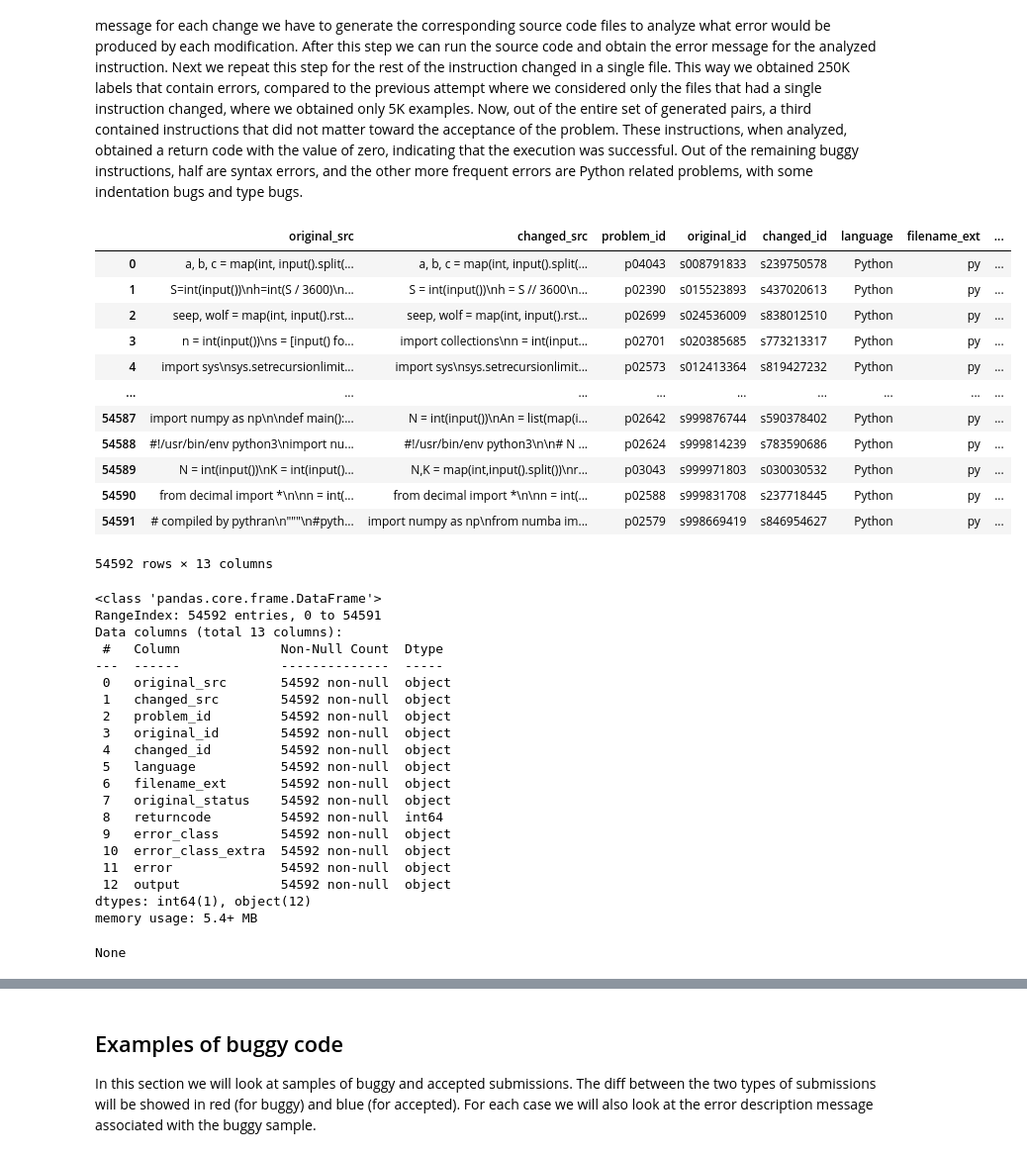
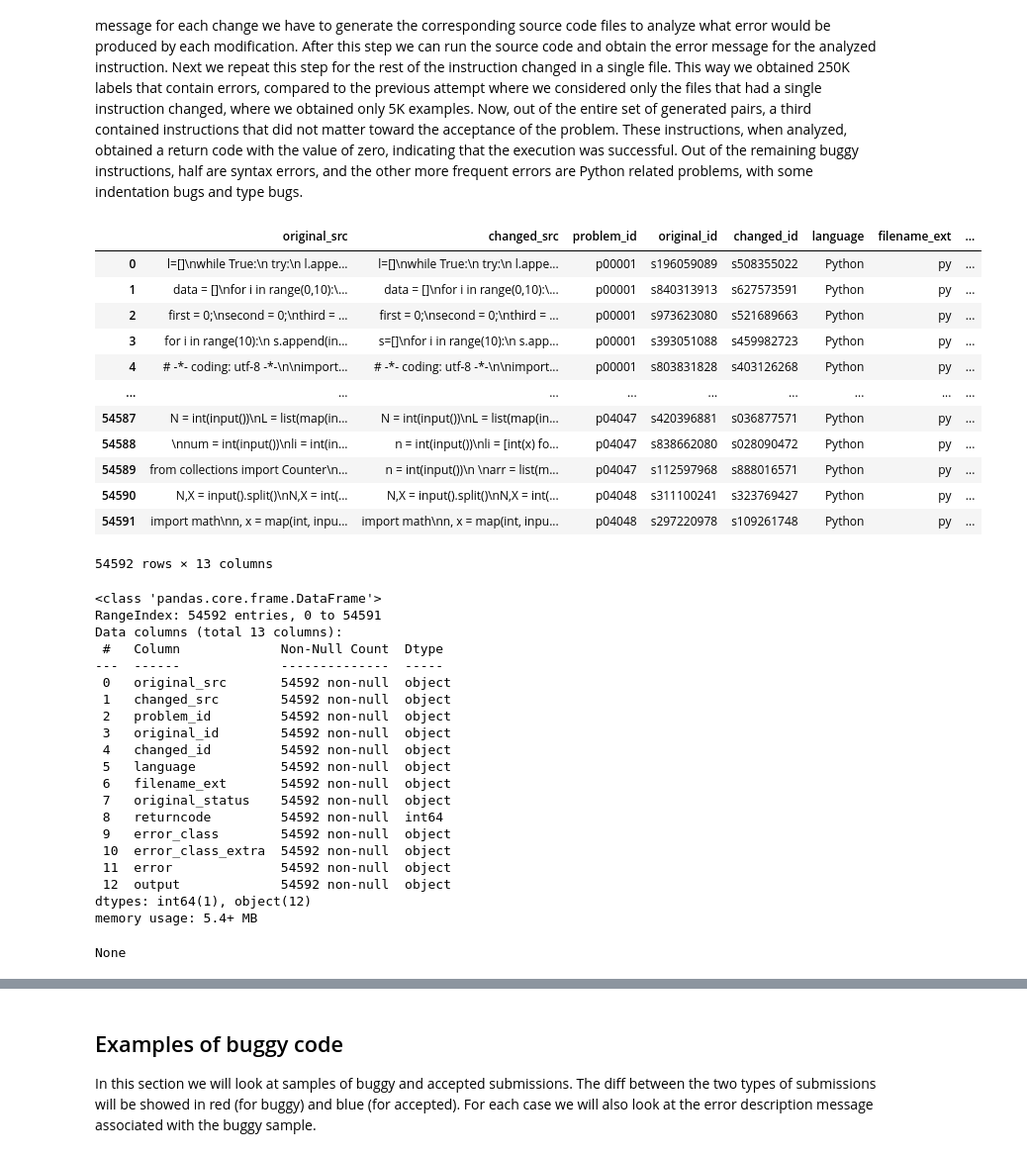
Before and after one commit to alexjercan/bug-detection, a Jupyter notebook: notebooks/codenetpy-eda.ipynb, the cells around one changed output, grey strips where cells are left out. Shown at 99% size. Cells and saved outputs as stored; diff of their text form; code cells hidden in the pictures.

```diff
--- a/notebooks/codenetpy-eda.ipynb
+++ b/notebooks/codenetpy-eda.ipynb
@@ -31,7 +31,8 @@ pd.set_option('max_columns', None)
 
 problem_list_clean_path = "../../input/generated/problem_list_clean.csv"
 generated_pairs_path = "../../input/generated/generated_pairs.csv"
-codenetpy_path = "../../input/generated/codenetpy.json"
+codenetpy_path = "../../input/generated/codenetpy_train.json"
+codenetpy_test_path = "../../input/generated/codenetpy_test.json"
 # %% [markdown]
 ## Download CodeNet
 
@@ -136,26 +137,28 @@ We are left with 54592 submissions in total
 In this section we are going to generate the error classes for each of the found changes. To be able to create an error message for each change we have to generate the corresponding source code files to analyze what error would be produced by each modification. After this step we can run the source code and obtain the error message for the analyzed instruction. Next we repeat this step for the rest of the instruction changed in a single file. This way we obtained 250K labels that contain errors, compared to the previous attempt where we considered only the files that had a single instruction changed, where we obtained only 5K examples. Now, out of the entire set of generated pairs, a third contained instructions that did not matter toward the acceptance of the problem. These instructions, when analyzed, obtained a return code with the value of zero, indicating that the execution was successful. Out of the remaining buggy instructions, half are syntax errors, and the other more frequent errors are Python related problems, with some indentation bugs and type bugs.
 # %%
 with open(codenetpy_path, 'r') as f:
-    data = json.load(f)
-codenetpy_df = pd.DataFrame(data)
+    data = json.load(f)["data"]
+with open(codenetpy_test_path, 'r') as f:
+    data_test = json.load(f)["data"]
+codenetpy_df = pd.DataFrame(data + data_test)
 
 display(codenetpy_df)
 display(codenetpy_df.info())
 
 codenetpy_df['error_class'].value_counts()
 # %% [output]
 |  | original_src | changed_src | problem_id | original_id | changed_id | language | filename_ext | ... |
-| 0 | a, b, c = map(int, input().split(... | a, b, c = map(int, input().split(... | p04043 | s008791833 | s239750578 | Python | py | ... |
-| 1 | S=int(input())\nh=int(S / 3600)\n... | S = int(input())\nh = S // 3600\n... | p02390 | s015523893 | s437020613 | Python | py | ... |
-| 2 | seep, wolf = map(int, input().rst... | seep, wolf = map(int, input().rst... | p02699 | s024536009 | s838012510 | Python | py | ... |
-| 3 | n = int(input())\ns = [input() fo... | import collections\nn = int(input... | p02701 | s020385685 | s773213317 | Python | py | ... |
-| 4 | import sys\nsys.setrecursionlimit... | import sys\nsys.setrecursionlimit... | p02573 | s012413364 | s819427232 | Python | py | ... |
+| 0 | l=[]\nwhile True:\n try:\n l.appe... | l=[]\nwhile True:\n try:\n l.appe... | p00001 | s196059089 | s508355022 | Python | py | ... |
+| 1 | data = []\nfor i in range(0,10):\... | data = []\nfor i in range(0,10):\... | p00001 | s840313913 | s627573591 | Python | py | ... |
+| 2 | first = 0;\nsecond = 0;\nthird = ... | first = 0;\nsecond = 0;\nthird = ... | p00001 | s973623080 | s521689663 | Python | py | ... |
+| 3 | for i in range(10):\n s.append(in... | s=[]\nfor i in range(10):\n s.app... | p00001 | s393051088 | s459982723 | Python | py | ... |
+| 4 | # -*- coding: utf-8 -*-\n\nimport... | # -*- coding: utf-8 -*-\n\nimport... | p00001 | s803831828 | s403126268 | Python | py | ... |
 | ... | ... | ... | ... | ... | ... | ... | ... | ... |
-| 54587 | import numpy as np\n\ndef main():... | N = int(input())\nAn = list(map(i... | p02642 | s999876744 | s590378402 | Python | py | ... |
-| 54588 | #!/usr/bin/env python3\nimport nu... | #!/usr/bin/env python3\n\n# N ... | p02624 | s999814239 | s783590686 | Python | py | ... |
-| 54589 | N = int(input())\nK = int(input()... | N,K = map(int,input().split())\nr... | p03043 | s999971803 | s030030532 | Python | py | ... |
-| 54590 | from decimal import *\n\nn = int(... | from decimal import *\n\nn = int(... | p02588 | s999831708 | s237718445 | Python | py | ... |
-| 54591 | # compiled by pythran\n"""\n#pyth... | import numpy as np\nfrom numba im... | p02579 | s998669419 | s846954627 | Python | py | ... |
+| 54587 | N = int(input())\nL = list(map(in... | N = int(input())\nL = list(map(in... | p04047 | s420396881 | s036877571 | Python | py | ... |
+| 54588 | \nnum = int(input())\nli = int(in... | n = int(input())\nli = [int(x) fo... | p04047 | s838662080 | s028090472 | Python | py | ... |
+| 54589 | from collections import Counter\n... | n = int(input())\n \narr = list(m... | p04047 | s112597968 | s888016571 | Python | py | ... |
+| 54590 | N,X = input().split()\nN,X = int(... | N,X = input().split()\nN,X = int(... | p04048 | s311100241 | s323769427 | Python | py | ... |
+| 54591 | import math\nn, x = map(int, inpu... | import math\nn, x = map(int, inpu... | p04048 | s297220978 | s109261748 | Python | py | ... |
 54592 rows × 13 columns
 <class 'pandas.core.frame.DataFrame'>
 RangeIndex: 54592 entries, 0 to 54591
```
Also changed, not shown: parts of 2 cells of this notebook, 1 other file.
